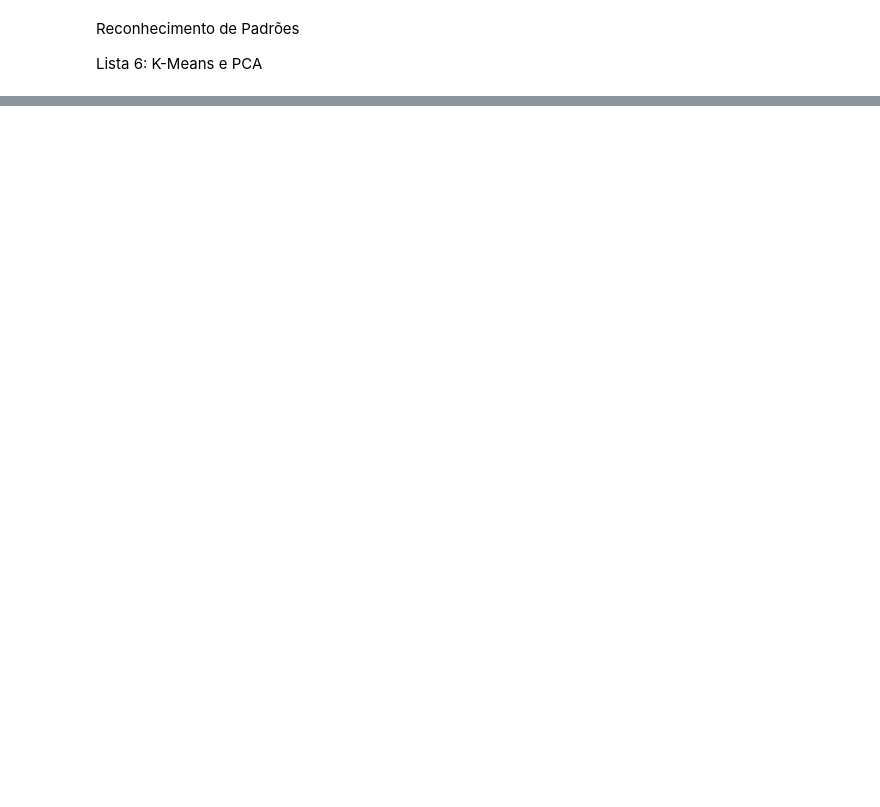
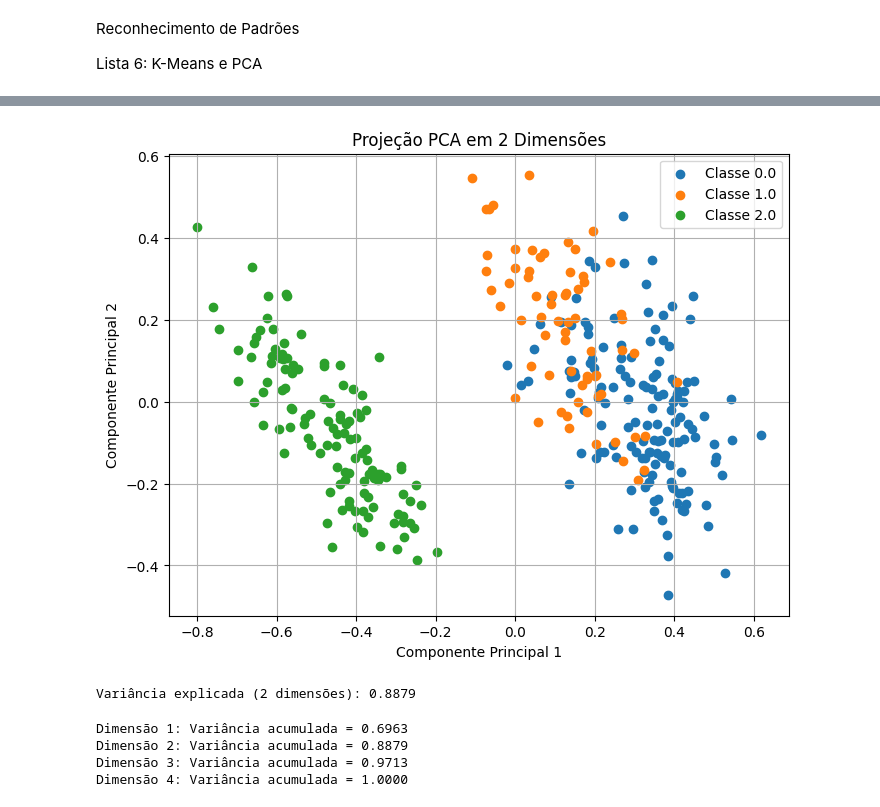
Before and after one commit to viniciuspxc/Reconhecimento_de_Padroes, a Jupyter notebook: Listas/Lista 6/Lista 06.ipynb, the cells around one changed output, grey strips where cells are left out. Cells and saved outputs as stored; diff of their text form; code cells hidden in the pictures; blank space fills up the shorter version.

```diff
--- a/Listas/Lista 6/Lista 06.ipynb
+++ b/Listas/Lista 6/Lista 06.ipynb
@@ -177,0 +186,12 @@ Melhor k: 7 com índice DB: 0.53
+# %%
+penguins = pd.read_csv("content/penguins.csv", header=None)
+y = penguins.iloc[:, -1].values
+
+penguins_max = penguins.max()
+penguins_min = penguins.min()
+penguins = (penguins - penguins_min) / (penguins_max - penguins_min)
+
+X = penguins.iloc[:, :-1].values
+
+print(set(y))
+penguins.head()
@@ -177,0 +206,16 @@ Melhor k: 7 com índice DB: 0.53
+# %%
+X_reduced_2d, explained_variance_2d = pca(X, n_components=2)
+plot_pca(X_reduced_2d, y, title="Projeção PCA em 2 Dimensões")
+print(f"Variância explicada (2 dimensões): {explained_variance_2d.sum():.4f}")
+# %% [output]
+[figure, added]
+Variância explicada (2 dimensões): 0.8879
+# %%
+for n in range(1, 5):
+  _, explained_variance = pca(X, n_components=n)
+  print(f"Dimensão {n}: Variância acumulada = {explained_variance.sum():.4f}")
+# %% [output]
+Dimensão 1: Variância acumulada = 0.6963
+Dimensão 2: Variância acumulada = 0.8879
+Dimensão 3: Variância acumulada = 0.9713
+Dimensão 4: Variância acumulada = 1.0000
```
Also changed, not shown: parts of 16 cells of this notebook, 3 other files.
